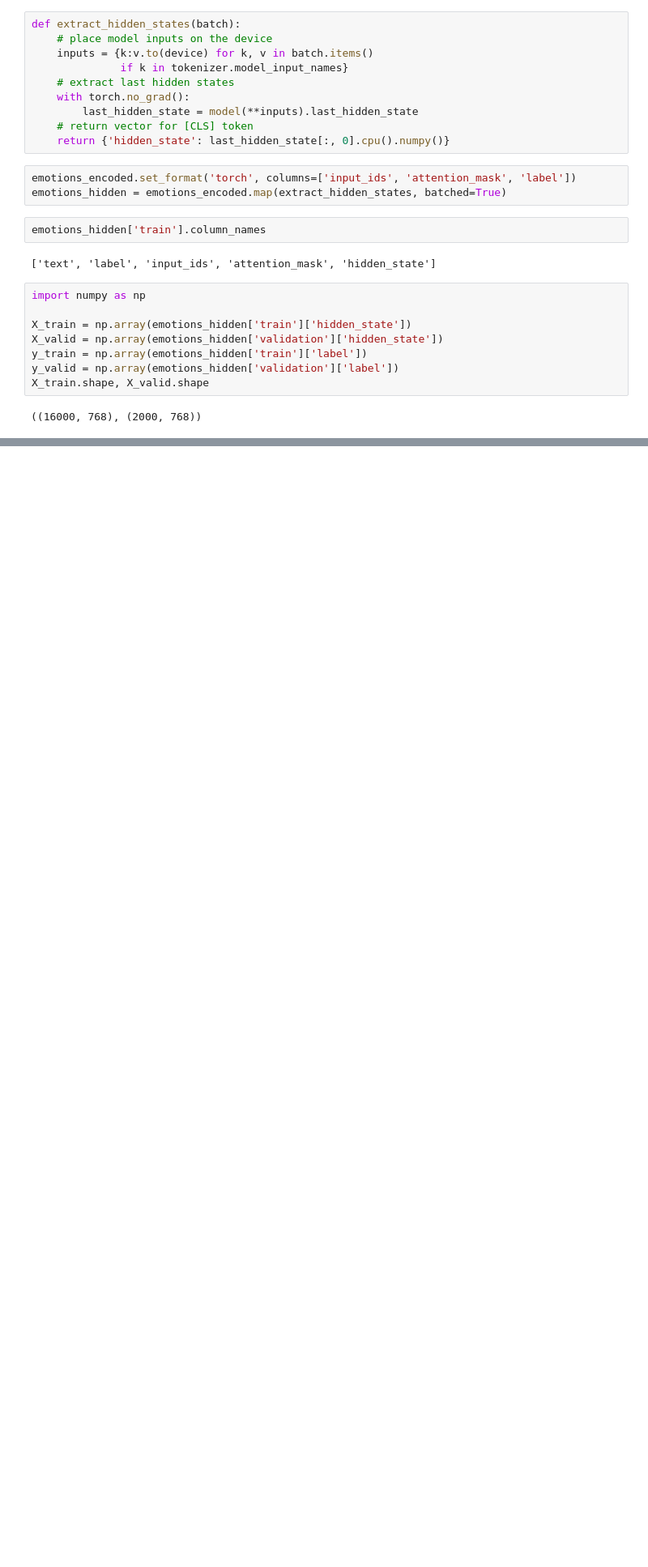
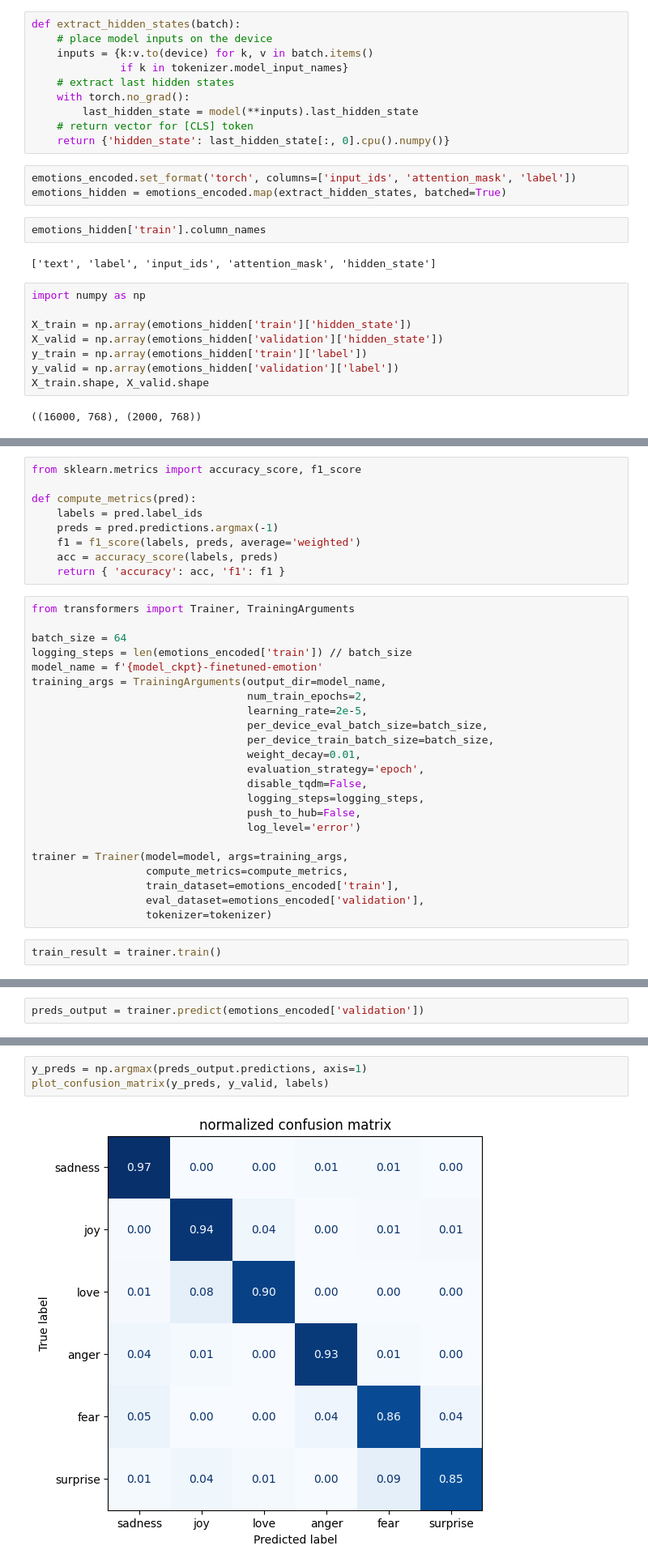
Before and after one commit to Aquietzero/ai-playground, a Jupyter notebook: nlp/text_classification_with_hugging_face.ipynb, the cells around one changed output, grey strips where cells are left out. Shown: that part at 81% size. Saved outputs shown, nothing was run; the diff lists cells and outputs as text; blank space fills up the shorter version.

```diff
--- a/nlp/text_classification_with_hugging_face.ipynb
+++ b/nlp/text_classification_with_hugging_face.ipynb
@@ -330,0 +375,34 @@ plt.show()
+# %%
+from sklearn.metrics import accuracy_score, f1_score
+
+def compute_metrics(pred):
+    labels = pred.label_ids
+    preds = pred.predictions.argmax(-1)
+    f1 = f1_score(labels, preds, average='weighted')
+    acc = accuracy_score(labels, preds)
+    return { 'accuracy': acc, 'f1': f1 }
+# %%
+from transformers import Trainer, TrainingArguments
+
+batch_size = 64
+logging_steps = len(emotions_encoded['train']) // batch_size
+model_name = f'{model_ckpt}-finetuned-emotion'
+training_args = TrainingArguments(output_dir=model_name,
+                                  num_train_epochs=2,
+                                  learning_rate=2e-5,
+                                  per_device_eval_batch_size=batch_size,
+                                  per_device_train_batch_size=batch_size,
+                                  weight_decay=0.01,
+                                  evaluation_strategy='epoch',
+                                  disable_tqdm=False,
+                                  logging_steps=logging_steps,
+                                  push_to_hub=False,
+                                  log_level='error')
+
+trainer = Trainer(model=model, args=training_args,
+                  compute_metrics=compute_metrics,
+                  train_dataset=emotions_encoded['train'],
+                  eval_dataset=emotions_encoded['validation'],
+                  tokenizer=tokenizer)
+# %%
+train_result = trainer.train()
@@ -330,0 +423,2 @@ plt.show()
+# %%
+preds_output = trainer.predict(emotions_encoded['validation'])
@@ -330,0 +434,5 @@ plt.show()
+# %%
+y_preds = np.argmax(preds_output.predictions, axis=1)
+plot_confusion_matrix(y_preds, y_valid, labels)
+# %% [output]
+[figure, added]
```
Also changed, not shown: parts of 15 cells of this notebook, 1 other file.
